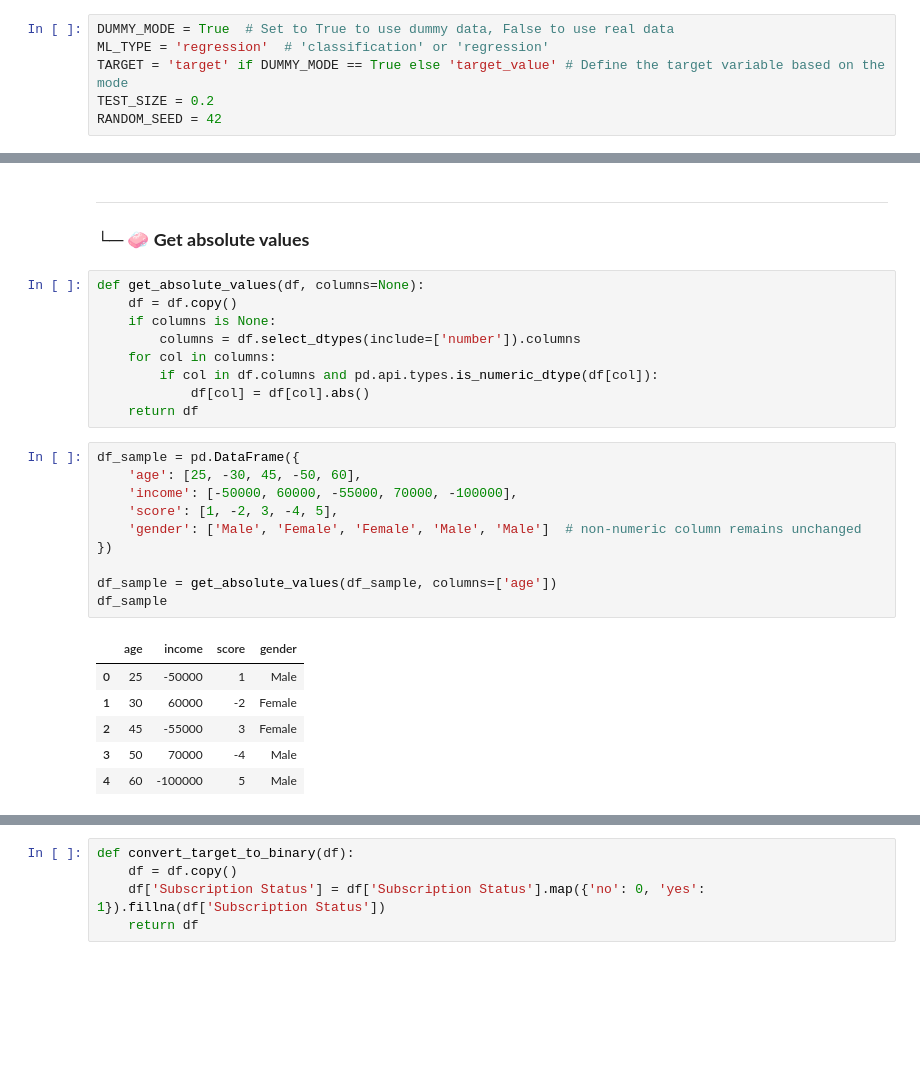
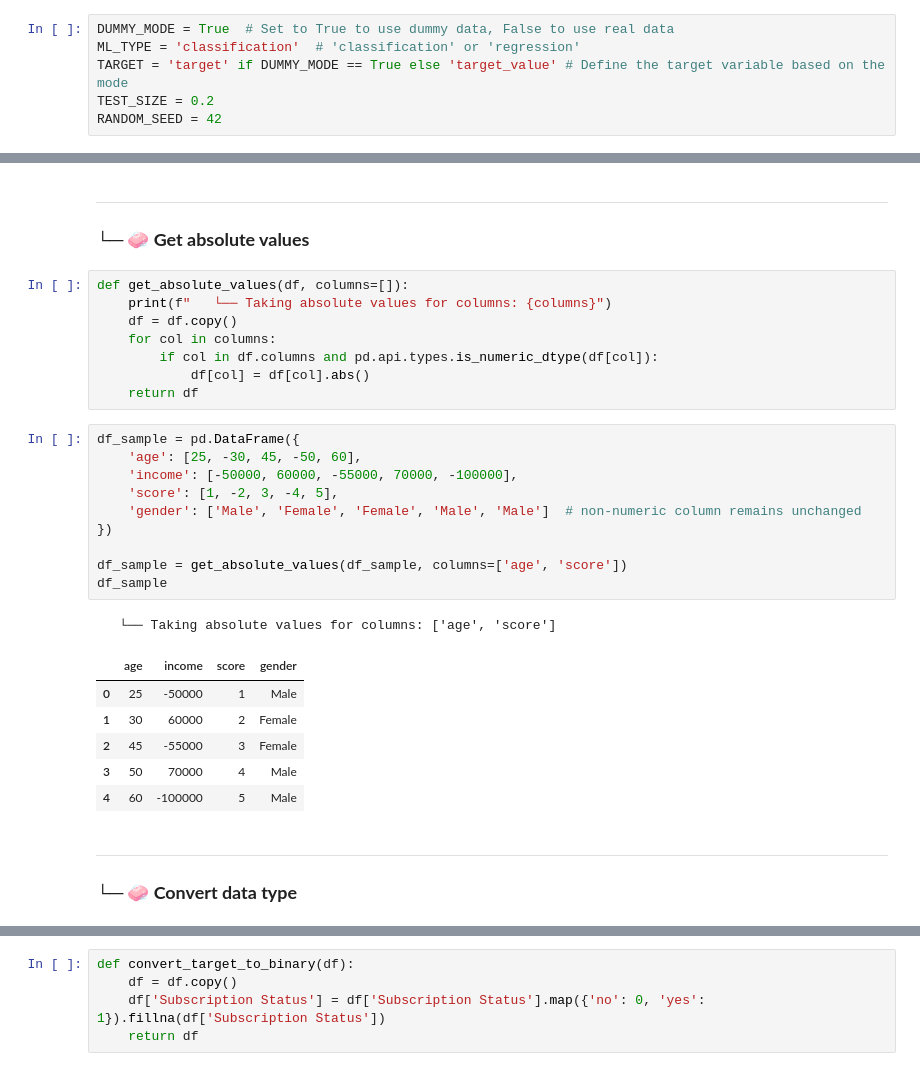
Before and after one commit to JoelNgiamKeeYong/ai-sandbox, a Jupyter notebook: model-pipeline/adaptive_pipeline.ipynb, the cells around one changed output, grey strips where cells are left out. Saved outputs shown, nothing was run; the diff lists cells and outputs as text; blank space fills up the shorter version.

```diff
--- a/model-pipeline/adaptive_pipeline.ipynb
+++ b/model-pipeline/adaptive_pipeline.ipynb
@@ -38,7 +38,7 @@ from IPython.core.interactiveshell import InteractiveShell
 InteractiveShell.ast_node_interactivity = 'all'
 # %%
 DUMMY_MODE = True  # Set to True to use dummy data, False to use real data
-ML_TYPE = 'regression'  # 'classification' or 'regression'
+ML_TYPE = 'classification'  # 'classification' or 'regression'
 TARGET = 'target' if DUMMY_MODE == True else 'target_value' # Define the target variable based on the mode
 TEST_SIZE = 0.2
 RANDOM_SEED = 42
@@ -337,10 +1315,9 @@ df_sample
 ---
 ### └─ **🧼 Get absolute values**
 # %%
-def get_absolute_values(df, columns=None):
+def get_absolute_values(df, columns=[]):
+    print(f"   └── Taking absolute values for columns: {columns}")
     df = df.copy()
-    if columns is None:
-        columns = df.select_dtypes(include=['number']).columns
     for col in columns:
         if col in df.columns and pd.api.types.is_numeric_dtype(df[col]):
             df[col] = df[col].abs()
@@ -348,17 +1325,21 @@ def get_absolute_values(df, columns=None):
 # %%
 df_sample = pd.DataFrame({
     'age': [25, -30, 45, -50, 60],
     'income': [-50000, 60000, -55000, 70000, -100000],
     'score': [1, -2, 3, -4, 5],
     'gender': ['Male', 'Female', 'Female', 'Male', 'Male']  # non-numeric column remains unchanged
 })
 
-df_sample = get_absolute_values(df_sample, columns=['age'])
+df_sample = get_absolute_values(df_sample, columns=['age', 'score'])
 df_sample
 # %% [output]
+   └── Taking absolute values for columns: ['age', 'score']
 |  | age | income | score | gender |
 | 0 | 25 | -50000 | 1 | Male |
-| 1 | 30 | 60000 | -2 | Female |
+| 1 | 30 | 60000 | 2 | Female |
 | 2 | 45 | -55000 | 3 | Female |
-| 3 | 50 | 70000 | -4 | Male |
+| 3 | 50 | 70000 | 4 | Male |
 | 4 | 60 | -100000 | 5 | Male |
+# %% [markdown]
+---
+### └─ **🧼 Convert data type**
```
Also changed, not shown: parts of 220 cells of this notebook, 8 other files.
